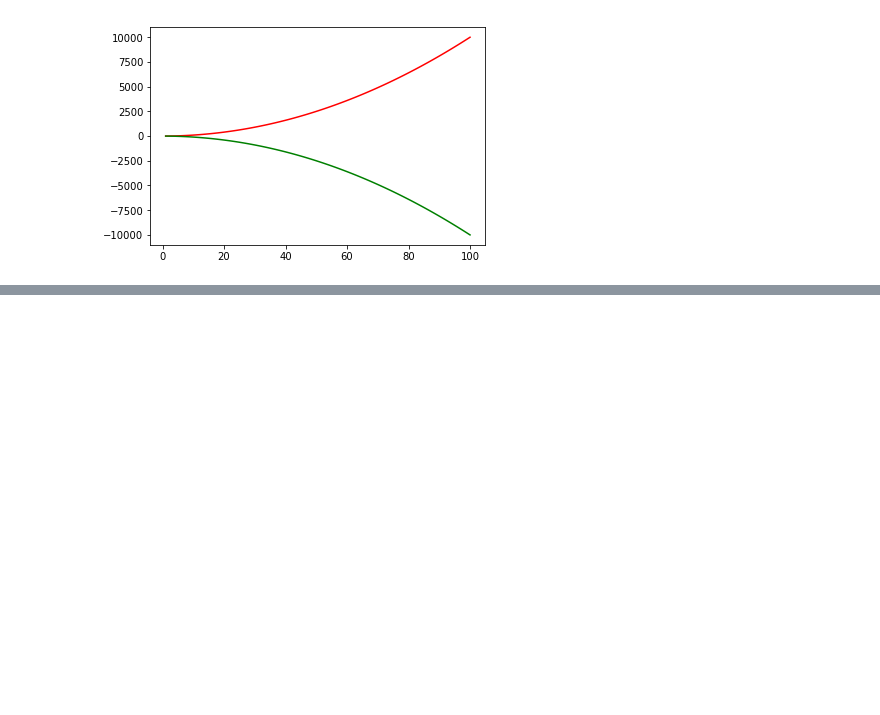
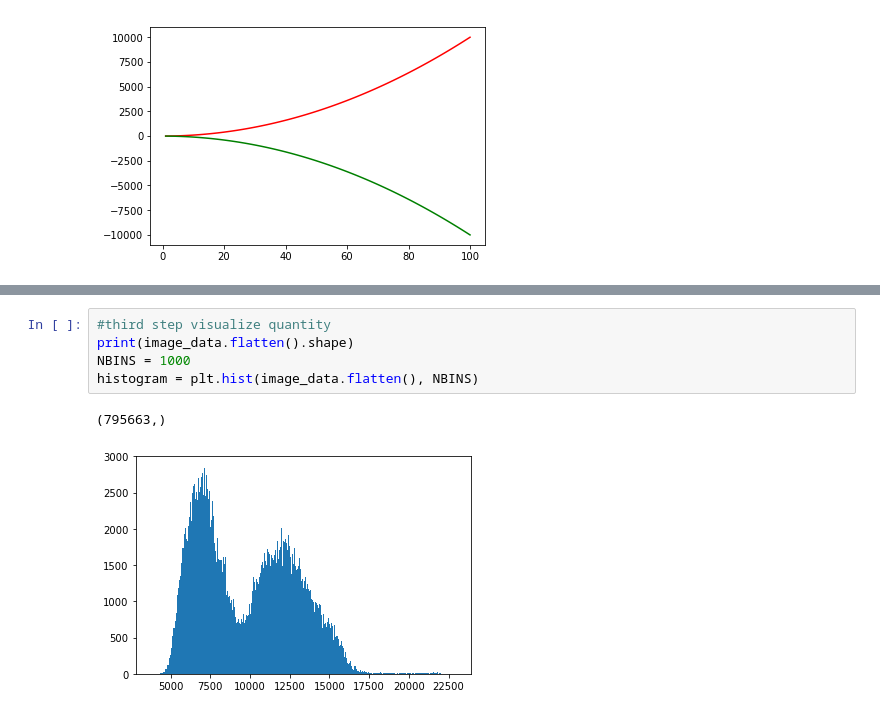
Before and after one commit to LTISH210/2017-05-30-AMNH-CCA, a Jupyter notebook: python_practice/PythonPractice.ipynb, the cells around one changed output, grey strips where cells are left out. Drawn from its saved outputs; the diff is of its cells as text; blank space fills up the shorter version.

```diff
--- a/python_practice/PythonPractice.ipynb
+++ b/python_practice/PythonPractice.ipynb
@@ -400,0 +439,8 @@ plt.plot(x_squared[:,0],-x_squared[:,1],'g')
+# %%
+#third step visualize quantity
+print(image_data.flatten().shape)
+NBINS = 1000
+histogram = plt.hist(image_data.flatten(), NBINS)
+# %% [output]
+(795663,)
+[figure, added]
```
Also changed, not shown: parts of 6 cells of this notebook.
